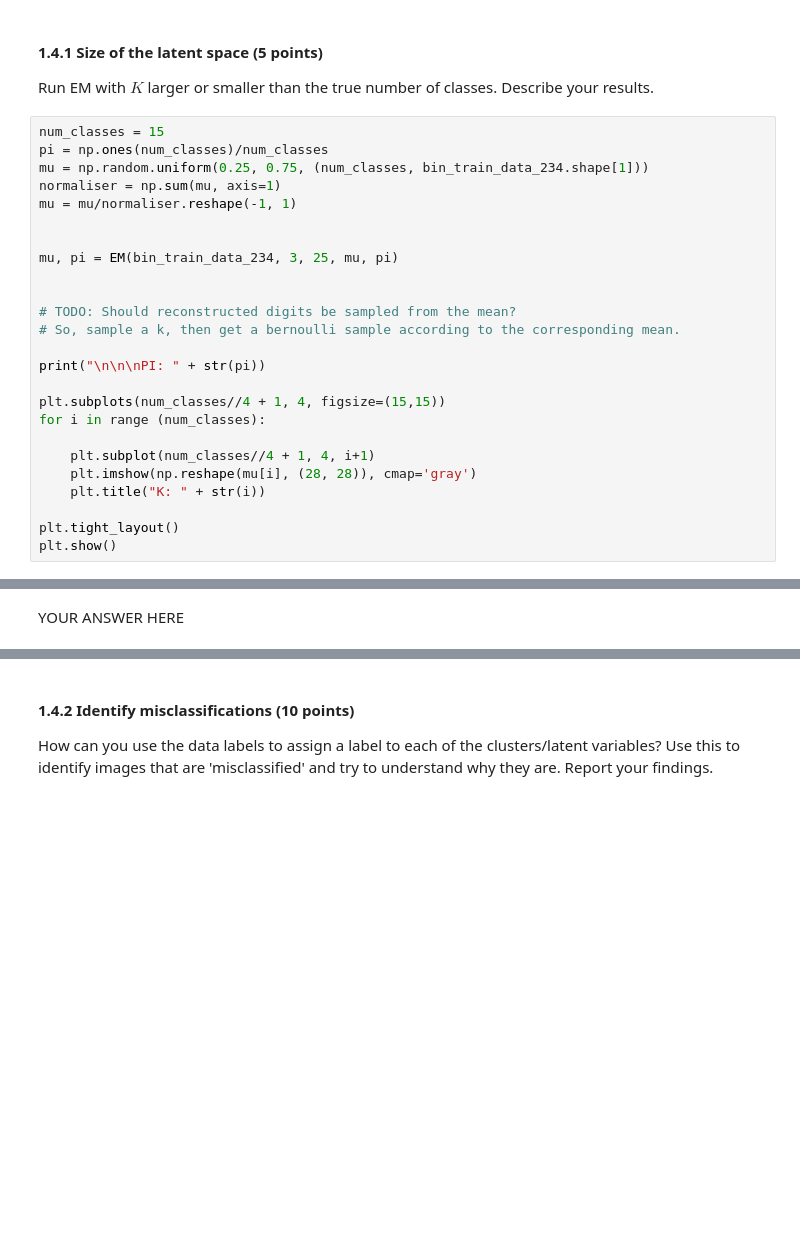
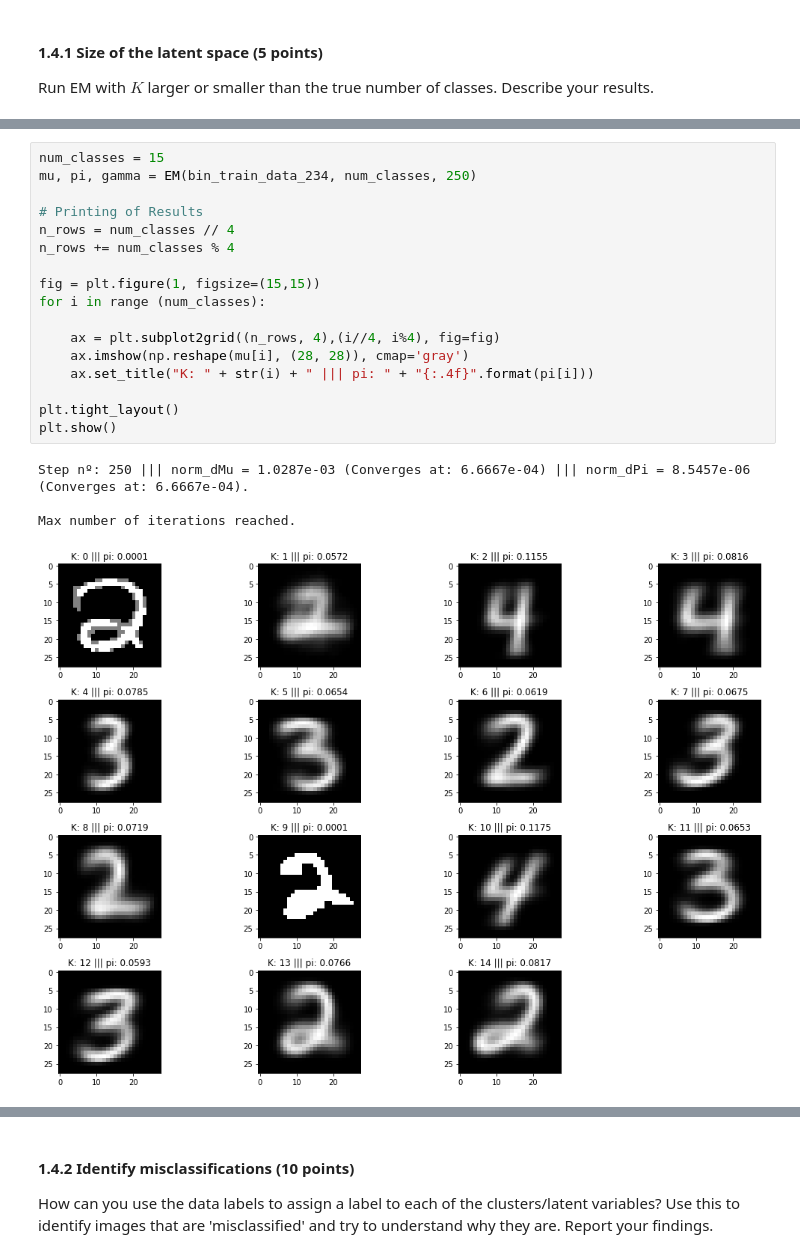
Before and after one commit to Nuno-Mota/Machine-Learning-2, a Jupyter notebook: Lab 3/lab3(1).ipynb, the cells around one changed output, grey strips where cells are left out. Saved outputs shown, nothing was run; the diff lists cells and outputs as text; blank space fills up the shorter version.

```diff
--- a/Lab 3/lab3(1).ipynb
+++ b/Lab 3/lab3(1).ipynb
@@ -243,28 +253,3 @@ Perform the follow-up experiments listed below using your implementation of the
 # %% [markdown]
 #### 1.4.1 Size of the latent space (5 points)
 Run EM with $K$ larger or smaller than the true number of classes. Describe your results.
-# %%
-num_classes = 15
-pi = np.ones(num_classes)/num_classes
-mu = np.random.uniform(0.25, 0.75, (num_classes, bin_train_data_234.shape[1]))
-normaliser = np.sum(mu, axis=1)
-mu = mu/normaliser.reshape(-1, 1)
-
-
-mu, pi = EM(bin_train_data_234, 3, 25, mu, pi)
-
-
-# TODO: Should reconstructed digits be sampled from the mean?
-# So, sample a k, then get a bernoulli sample according to the corresponding mean.
-
-print("\n\n\nPI: " + str(pi))
-
-plt.subplots(num_classes//4 + 1, 4, figsize=(15,15))
-for i in range (num_classes):
-
-    plt.subplot(num_classes//4 + 1, 4, i+1)
-    plt.imshow(np.reshape(mu[i], (28, 28)), cmap='gray')
-    plt.title("K: " + str(i))
-
-plt.tight_layout()
-plt.show()
@@ -282,2 +256,22 @@ PI: [0.07482649 0.07584214 0.05575566 0.06045076 0.07715429 0.06191952
-# %% [markdown]
-YOUR ANSWER HERE
+# %%
+num_classes = 15
+mu, pi, gamma = EM(bin_train_data_234, num_classes, 250)
+
+# Printing of Results
+n_rows = num_classes // 4
+n_rows += num_classes % 4
+
+fig = plt.figure(1, figsize=(15,15))
+for i in range (num_classes):
+
+    ax = plt.subplot2grid((n_rows, 4),(i//4, i%4), fig=fig)
+    ax.imshow(np.reshape(mu[i], (28, 28)), cmap='gray')
+    ax.set_title("K: " + str(i) + " ||| pi: " + "{:.4f}".format(pi[i]))
+
+plt.tight_layout()
+plt.show()
+# %% [output]
+Step nº: 250 ||| norm_dMu = 1.0287e-03 (Converges at: 6.6667e-04) ||| norm_dPi = 8.5457e-06 (Converges at: 6.6667e-04).
+
+Max number of iterations reached.
+[figure, added]
```
Also changed, not shown: parts of 12 cells of this notebook, 1 other file.
